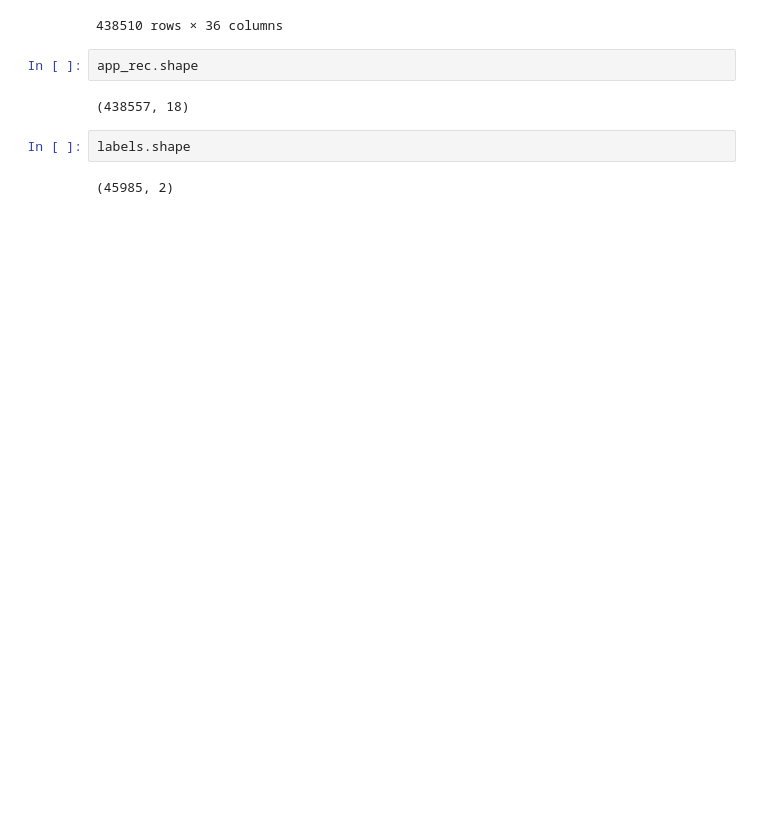
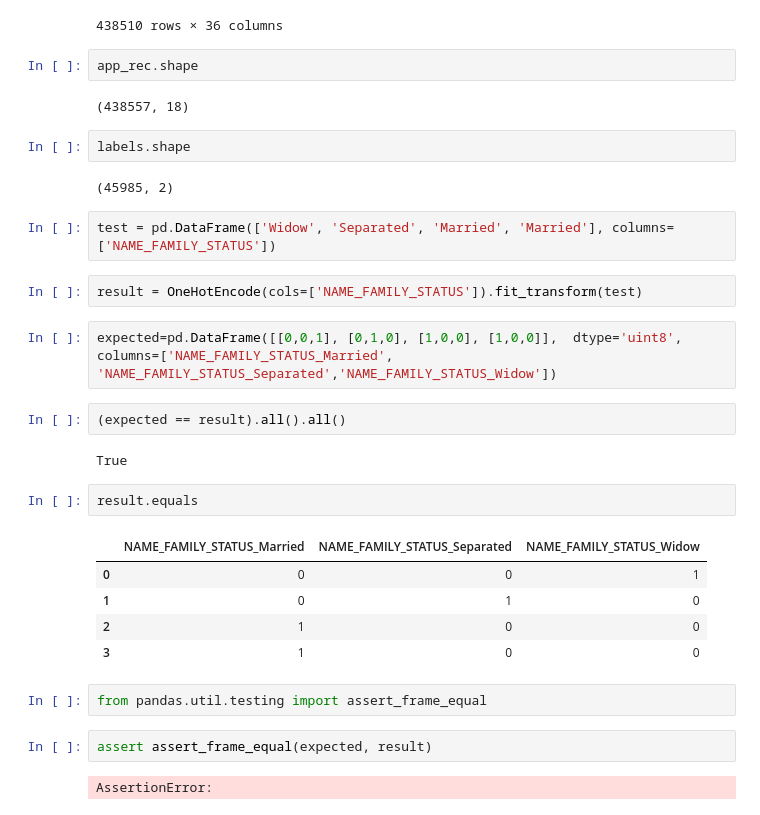
Before and after one commit to JamieH13/simple_MLOPs_pipeline, a Jupyter notebook: credit_card_data/Untitled.ipynb, the cells around one changed output. Saved outputs shown, nothing was run; the diff lists cells and outputs as text; blank space fills up the shorter version.

Commit message:
Test for one hot encoder

```diff
--- a/credit_card_data/Untitled.ipynb
+++ b/credit_card_data/Untitled.ipynb
@@ -348,3 +348,27 @@ app_rec.shape
 labels.shape
 # %% [output]
 (45985, 2)
+# %%
+test = pd.DataFrame(['Widow', 'Separated', 'Married', 'Married'], columns=['NAME_FAMILY_STATUS'])
+# %%
+result = OneHotEncode(cols=['NAME_FAMILY_STATUS']).fit_transform(test)
+# %%
+expected=pd.DataFrame([[0,0,1], [0,1,0], [1,0,0], [1,0,0]],  dtype='uint8', columns=['NAME_FAMILY_STATUS_Married', 'NAME_FAMILY_STATUS_Separated','NAME_FAMILY_STATUS_Widow'])
+# %%
+(expected == result).all().all()
+# %% [output]
+True
+# %%
+result.equals
+# %% [output]
+|  | NAME_FAMILY_STATUS_Married | NAME_FAMILY_STATUS_Separated | NAME_FAMILY_STATUS_Widow |
+| 0 | 0 | 0 | 1 |
+| 1 | 0 | 1 | 0 |
+| 2 | 1 | 0 | 0 |
+| 3 | 1 | 0 | 0 |
+# %%
+from pandas.util.testing import assert_frame_equal
+# %%
+assert assert_frame_equal(expected, result)
+# %% [output]
+AssertionError:
```
Also changed, not shown: parts of 1 cell of this notebook, 5 other files.
